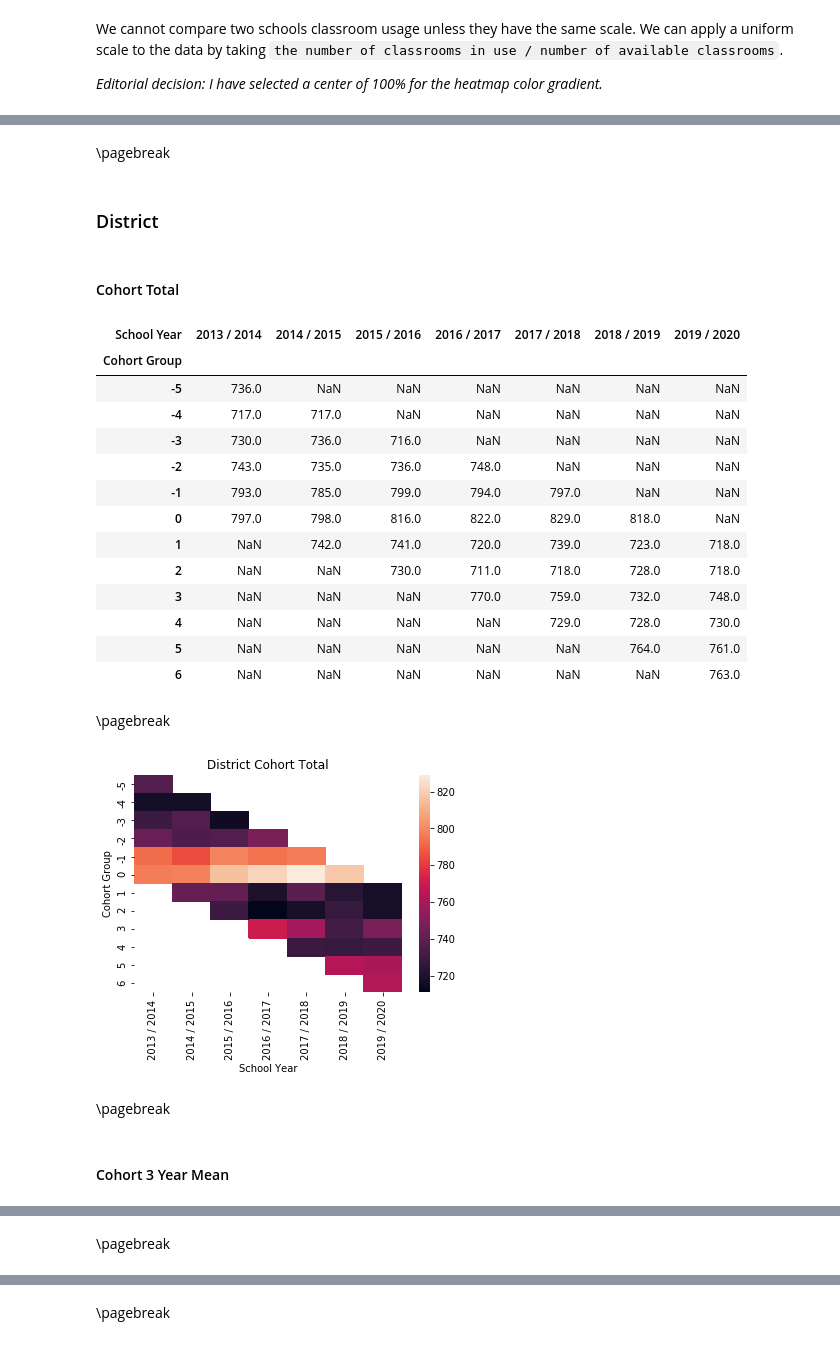
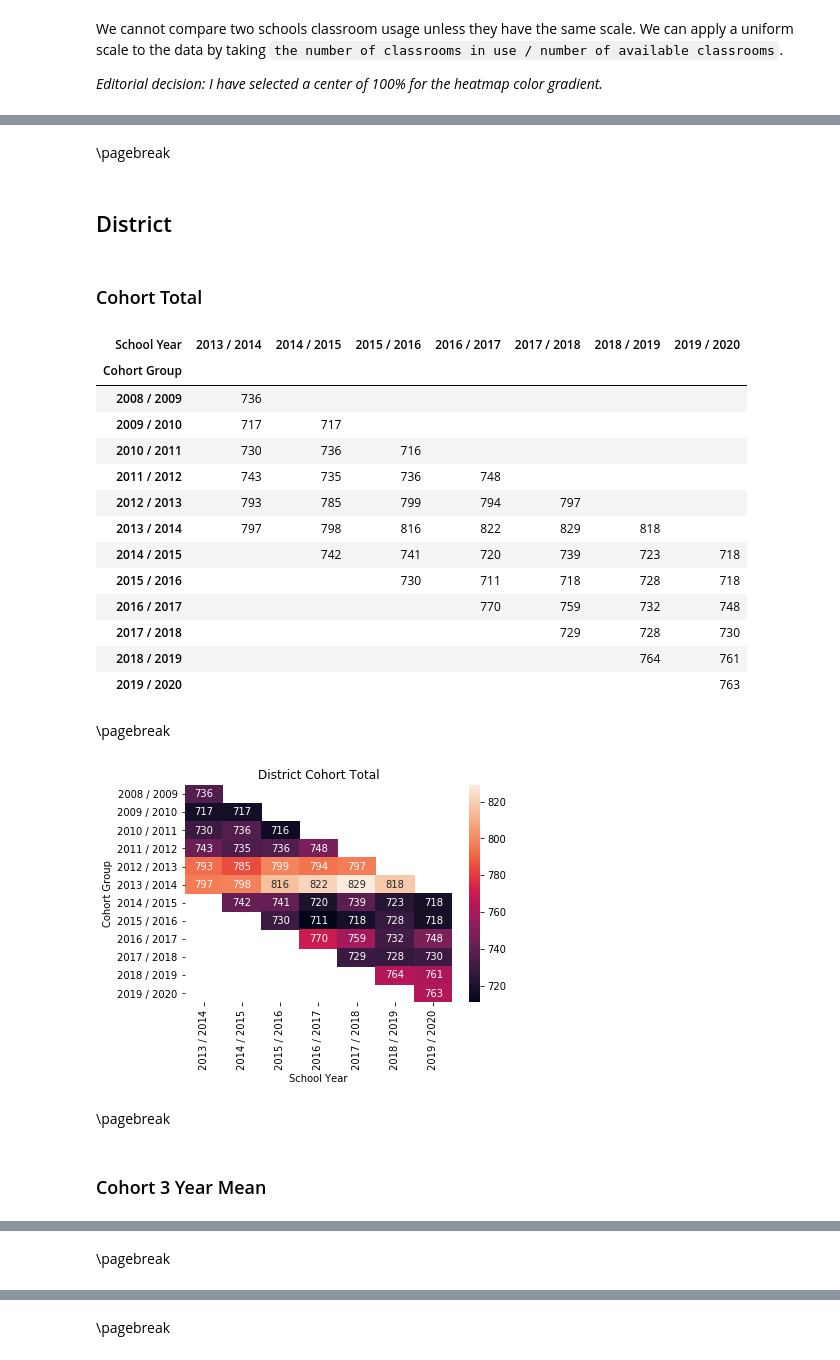
Before and after one commit to toxygene/ecasd-enrollment, a Jupyter notebook: Enrollment Data Analysis.ipynb, the cells around one changed output, grey strips where cells are left out. Cells and saved outputs as stored; diff of their text form; code cells hidden in the pictures.

```diff
--- a/Enrollment Data Analysis.ipynb
+++ b/Enrollment Data Analysis.ipynb
@@ -43,10 +43,12 @@ for date, rows in get_data("Third Friday.ods").items():
 
     df = df.append(ydf)
 
+df['Students'] = df['Students'].astype('int')
 df['School Year'] = pd.Categorical(df['Date'].apply(lambda x: "{} / {}".format(x.strftime('%Y'), int(x.strftime('%Y')) + 1)), ordered=True)
 df['Grade'] = pd.Categorical(df['Grade'], ['Grade K', 'Grade 1', 'Grade 2', 'Grade 3', 'Grade 4', 'Grade 5'])
 
-df['Cohort Group'] = df['School Year'].cat.codes - df['Grade'].cat.codes
+# df['Cohort Group'] = df['School Year'].cat.codes - df['Grade'].cat.codes
+df['Cohort Group'] = (df['Date'].dt.strftime('%Y').astype('int') - df['Grade'].cat.codes).apply(lambda x: "{} / {}".format(x, x + 1))
 
 display(df.set_index(['School Year','School','Grade'])[['Students']])
 # %% [output]
@@ -204,7 +207,7 @@ students_per_grade['Capacity Percent'] = students_per_grade['Capacity Ratio'].ap
 display(Markdown('\pagebreak'))
 
 for school_name, school_capacity_ratio in students_per_grade.groupby(['School']):
-    display(Markdown(f'### {school_name}'))
+    display(Markdown(f'## {school_name}'))
     display(school_capacity_ratio.sort_values('Grade').set_index(['School Year', 'Grade']).unstack().sort_values('School Year', ascending=False)['Capacity Percent'])
 
     ax = sns.heatmap(school_capacity_ratio.sort_values('Grade').set_index(['School Year', 'Grade']).unstack()['Capacity Ratio'], center=.75, annot=True, cmap="RdYlGn_r")
@@ -261,69 +264,75 @@ Cohort groups are easily identified by their diagnal progression in the heatmap.
 Cohort analysis is frequently used by school districts to make projects.
 # %%
-cohort_group_sum = df.groupby(['Cohort Group','School Year'])['Students'].sum().unstack()
-cohort_group_rolling_mean = df.groupby(['Cohort Group','School Year'])['Students'].sum().rolling(3).mean().unstack()
+cohort_group_sum = df.groupby(['Cohort Group','School Year'])['Students'].sum()
+cohort_group_sum = cohort_group_sum[cohort_group_sum.notna()].astype('int')
+
+cohort_group_rolling_mean = df.groupby(['Cohort Group','School Year'])['Students'].sum().rolling(3).mean()
+cohort_group_rolling_mean = cohort_group_rolling_mean[cohort_group_rolling_mean.notna()].astype('int')
 
 display(Markdown('\pagebreak'))
-display(Markdown('### District'))
-display(Markdown('#### Cohort Total'))
-display(cohort_group_sum)
+display(Markdown('## District'))
+display(Markdown('### Cohort Total'))
+display(cohort_group_sum.unstack(fill_value=''))
 display(Markdown('\pagebreak'))
 
-ax = sns.heatmap(cohort_group_sum)
+ax = sns.heatmap(cohort_group_sum.unstack(), annot=True, fmt='g')
 ax.set_title('District Cohort Total')
 plt.show()
 display(Markdown('\pagebreak'))
 
-display(Markdown('#### Cohort 3 Year Mean'))
-display(cohort_group_rolling_mean)
+display(Markdown('### Cohort 3 Year Mean'))
+display(cohort_group_rolling_mean.unstack(fill_value=''))
 display(Markdown('\pagebreak'))
 
-ax = sns.heatmap(cohort_group_rolling_mean)
+ax = sns.heatmap(cohort_group_rolling_mean.unstack(), annot=True, fmt='g')
 ax.set_title('District 3 Year Cohort Mean')
 plt.show()
 display(Markdown('\pagebreak'))
 
 for school_name, school_df in df.groupby(['School']):
-    school_cohort_survival_sum = school_df.groupby(['Cohort Group','School Year'])['Students'].sum().unstack()
-    school_cohort_survival_rolling_mean = school_df.groupby(['Cohort Group','School Year'])['Students'].sum().rolling(3).mean().unstack()
+    school_cohort_survival_sum = school_df.groupby(['Cohort Group','School Year'])['Students'].sum()
+    school_cohort_survival_sum = school_cohort_survival_sum[school_cohort_survival_sum.notna()].astype('int')
 
-    display(Markdown('### {}'.format(school_name)))
-    display(Markdown('#### Cohort Total'))
-    display(school_cohort_survival_sum)
+    school_cohort_survival_rolling_mean = school_df.groupby(['Cohort Group','School Year'])['Students'].sum().rolling(3).mean()
+    school_cohort_survival_rolling_mean = school_cohort_survival_rolling_mean[school_cohort_survival_rolling_mean.notna()].astype('int')
+
+    display(Markdown('## {}'.format(school_name)))
+    display(Markdown('### Cohort Total'))
+    display(school_cohort_survival_sum.unstack(fill_value=''))
     display(Markdown('\pagebreak'))
 
-    ax = sns.heatmap(school_cohort_survival_sum)
+    ax = sns.heatmap(school_cohort_survival_sum.unstack(), annot=True)
     ax.set_title('{} Cohort Total'.format(school_name))
     plt.show()
     display(Markdown('\pagebreak'))
 
-    display(Markdown('#### Cohort 3 Year Mean'))
-    display(school_cohort_survival_rolling_mean)
+    display(Markdown('### Cohort 3 Year Mean'))
+    display(school_cohort_survival_rolling_mean.unstack(fill_value=''))
     display(Markdown('\pagebreak'))
 
-    ax = sns.heatmap(school_cohort_survival_rolling_mean)
+    ax = sns.heatmap(school_cohort_survival_rolling_mean.unstack(), annot=True)
     ax.set_title('{} 3 Year Cohort Mean'.format(school_name))
     plt.show()
     display(Markdown('\pagebreak'))
 # %% [output]
 \pagebreak
-### District
+## District
-#### Cohort Total
+### Cohort Total
 | School Year | 2013 / 2014 | 2014 / 2015 | 2015 / 2016 | 2016 / 2017 | 2017 / 2018 | 2018 / 2019 | 2019 / 2020 |
 | Cohort Group |  |  |  |  |  |  |  |
-| -5 | 736.0 | NaN | NaN | NaN | NaN | NaN | NaN |
-| -4 | 717.0 | 717.0 | NaN | NaN | NaN | NaN | NaN |
-| -3 | 730.0 | 736.0 | 716.0 | NaN | NaN | NaN | NaN |
-| -2 | 743.0 | 735.0 | 736.0 | 748.0 | NaN | NaN | NaN |
-| -1 | 793.0 | 785.0 | 799.0 | 794.0 | 797.0 | NaN | NaN |
-| 0 | 797.0 | 798.0 | 816.0 | 822.0 | 829.0 | 818.0 | NaN |
-| 1 | NaN | 742.0 | 741.0 | 720.0 | 739.0 | 723.0 | 718.0 |
-| 2 | NaN | NaN | 730.0 | 711.0 | 718.0 | 728.0 | 718.0 |
-| 3 | NaN | NaN | NaN | 770.0 | 759.0 | 732.0 | 748.0 |
-| 4 | NaN | NaN | NaN | NaN | 729.0 | 728.0 | 730.0 |
-| 5 | NaN | NaN | NaN | NaN | NaN | 764.0 | 761.0 |
-| 6 | NaN | NaN | NaN | NaN | NaN | NaN | 763.0 |
+| 2008 / 2009 | 736 |  |  |  |  |  |  |
+| 2009 / 2010 | 717 | 717 |  |  |  |  |  |
+| 2010 / 2011 | 730 | 736 | 716 |  |  |  |  |
+| 2011 / 2012 | 743 | 735 | 736 | 748 |  |  |  |
+| 2012 / 2013 | 793 | 785 | 799 | 794 | 797 |  |  |
+| 2013 / 2014 | 797 | 798 | 816 | 822 | 829 | 818 |  |
+| 2014 / 2015 |  | 742 | 741 | 720 | 739 | 723 | 718 |
+| 2015 / 2016 |  |  | 730 | 711 | 718 | 728 | 718 |
+| 2016 / 2017 |  |  |  | 770 | 759 | 732 | 748 |
+| 2017 / 2018 |  |  |  |  | 729 | 728 | 730 |
+| 2018 / 2019 |  |  |  |  |  | 764 | 761 |
+| 2019 / 2020 |  |  |  |  |  |  | 763 |
 \pagebreak
-[figure, old version]
+[figure, new version]
 \pagebreak
-#### Cohort 3 Year Mean
+### Cohort 3 Year Mean
```
Also changed, not shown: parts of 9 cells of this notebook.
